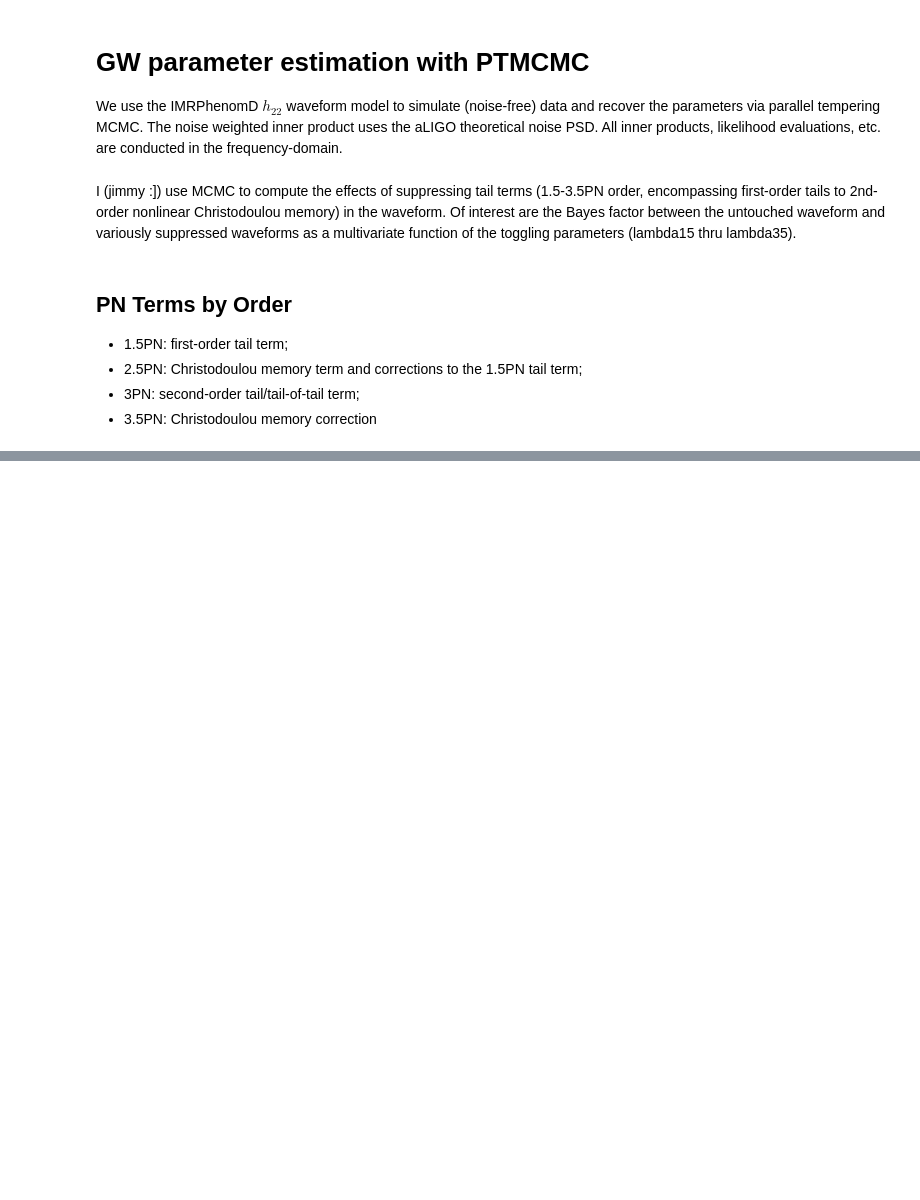
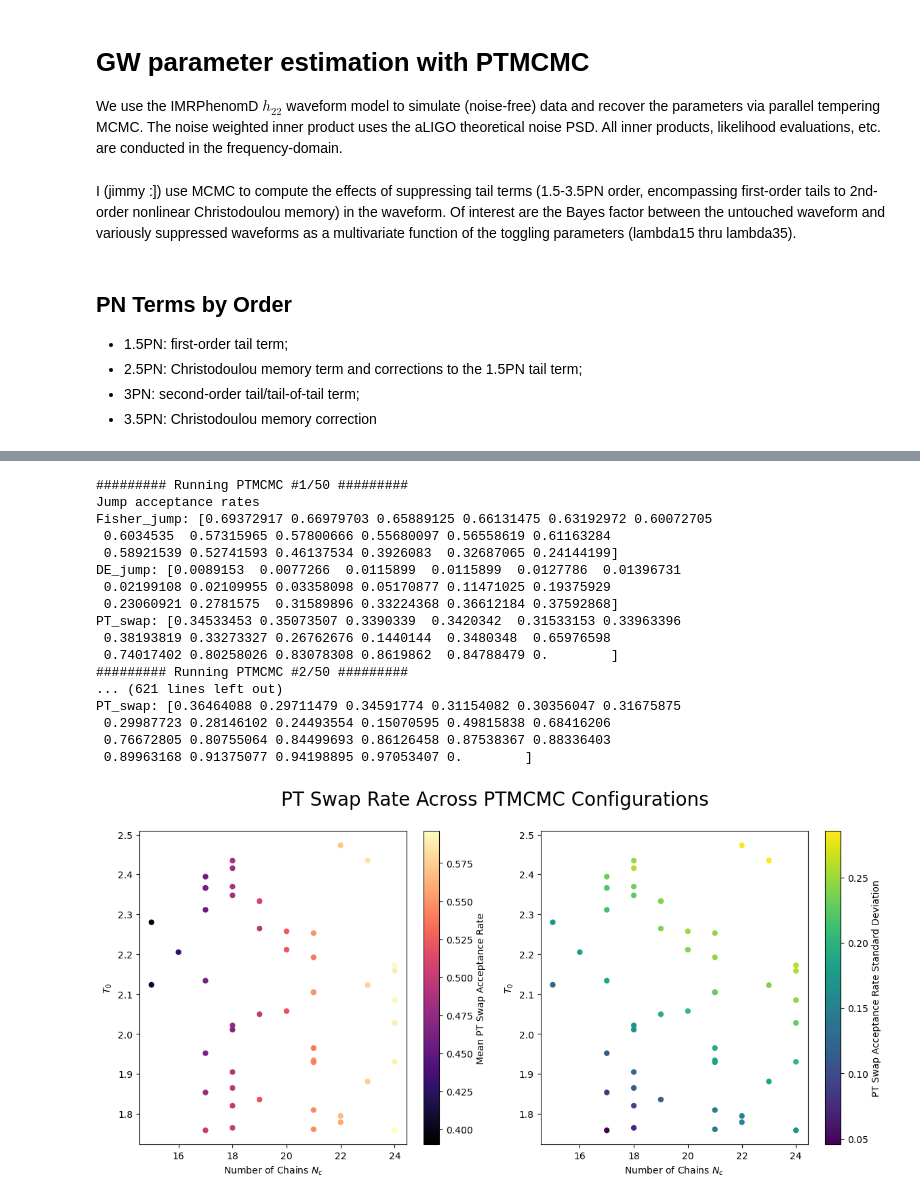
Before and after one commit to jimmy-gw/GWTails_ParameterEstimation, a Jupyter notebook: TAILSvsNOTAILS_MCMC.ipynb, the cells around one changed output, grey strips where cells are left out. Drawn from its saved outputs; the diff is of its cells as text; code cells hidden in the pictures; blank space fills up the shorter version.

```diff
--- a/TAILSvsNOTAILS_MCMC.ipynb
+++ b/TAILSvsNOTAILS_MCMC.ipynb
@@ -175,11 +203,11 @@ ax2.set_ylabel(r'$N$', size=20)
 ax2.tick_params(axis='both', which='major', labelsize=14)
 plt.show()
 # %%
-'''### Ladder spacing optimization
+### MANUAL ladder spacing optimization (NOT adaptive)
 
 # Perform PTMCMCs and calculate mean PT swap rates w/ variance for S random num_chain and T0 values, then make a SCATTERPLOT with COLORS
 
-S=100 # computation time is about 2hr/100 iterations
+S=50 # computation time is about 2hr/100 iterations
 
 # independent variables
 Ncs=np.zeros(S)
@@ -194,15 +222,13 @@ fig, (ax1, ax2)=plt.subplots(1,2, figsize=(14,6))
 for i in range(S):
     print(rf'######### Running PTMCMC #{i+1}/{S} #########')
     ## Do PTMCMC without any suppression for simplicity
-    num_chains=np.random.randint(5,12)
-    temp0=np.random.uniform(2,6)
-    samples, lnposts, temp_ladder, acc_rates = lmcmc.PTMCMC_i(lambdas=[0,0,0,0],
+    num_chains=np.random.randint(20,30)
+    temp0=np.random.uniform(1.9,2.25)
+    samples, lnposts, acc_rates = lmcmc.PTMCMC_i(lambdas=[0,0,0,0],
+                                                   temp_ladder=temp_ladder
                                                    num_samples=10000,
                                                    num_chains=num_chains,
                                                    temp0=temp0)
-
-    ## Inspect ladder spacing
-    # ...
 
     ## save PT swap acceptance rates
     PTswapaccrate_avg=np.mean(acc_rates['PT_swap'][:-1])
@@ -218,30 +244,49 @@ sc1 = ax1.scatter(
     Ncs,
     T0s,
     c=swaprate_avgs,      # values that determine color
     cmap="magma",         # seaborn colormap
     s=25                  # marker size (optional)
 )
 
 cbar1 = plt.colorbar(sc1, ax=ax1)
 cbar1.set_label("Mean PT Swap Acceptance Rate")
 
 ax1.set_xlabel(r"Number of Chains $N_c$")
 ax1.set_ylabel(r"$T_0$")
 
 # create plot for variances
 sc2 = ax2.scatter(
     Ncs,
     T0s,
     c=swaprate_stds,      # values that determine color
     cmap="viridis",         # seaborn colormap
     s=25                  # marker size (optional)
 )
 
 cbar2 = plt.colorbar(sc2, ax=ax2)
 cbar2.set_label("PT Swap Acceptance Rate Standard Deviation")
 
 ax2.set_xlabel(r"Number of Chains $N_c$")
 ax2.set_ylabel(r"$T_0$")
 fig.suptitle("PT Swap Rate Across PTMCMC Configurations", fontsize=20)
 
 plt.show()
+# %% [output]
+######### Running PTMCMC #1/50 #########
+Jump acceptance rates
+Fisher_jump: [0.69372917 0.66979703 0.65889125 0.66131475 0.63192972 0.60072705
+ 0.6034535  0.57315965 0.57800666 0.55680097 0.56558619 0.61163284
+ 0.58921539 0.52741593 0.46137534 0.3926083  0.32687065 0.24144199]
+DE_jump: [0.0089153  0.0077266  0.0115899  0.0115899  0.0127786  0.01396731
+ 0.02199108 0.02109955 0.03358098 0.05170877 0.11471025 0.19375929
+ 0.23060921 0.2781575  0.31589896 0.33224368 0.36612184 0.37592868]
+PT_swap: [0.34533453 0.35073507 0.3390339  0.3420342  0.31533153 0.33963396
+ 0.38193819 0.33273327 0.26762676 0.1440144  0.3480348  0.65976598
+ 0.74017402 0.80258026 0.83078308 0.8619862  0.84788479 0.        ]
+######### Running PTMCMC #2/50 #########
+... (621 lines left out)
+PT_swap: [0.36464088 0.29711479 0.34591774 0.31154082 0.30356047 0.31675875
+ 0.29987723 0.28146102 0.24493554 0.15070595 0.49815838 0.68416206
+ 0.76672805 0.80755064 0.84499693 0.86126458 0.87538367 0.88336403
+ 0.89963168 0.91375077 0.94198895 0.97053407 0.        ]
+[figure, added]
```
Also changed, not shown: parts of 5 cells of this notebook, 3 other files.
